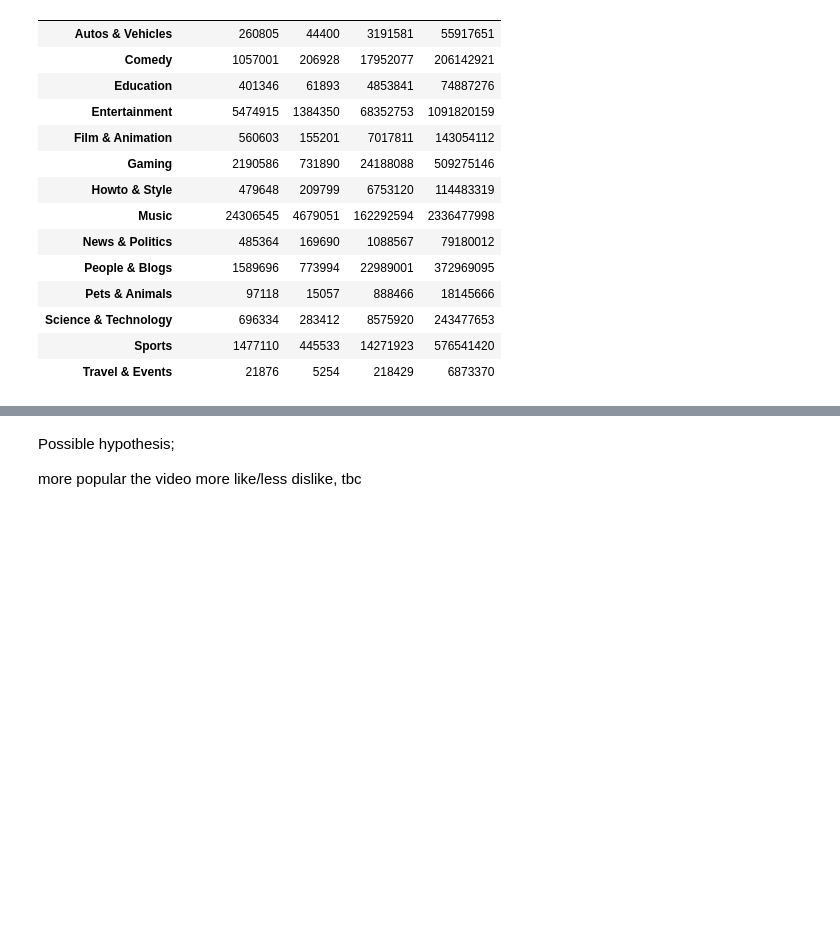
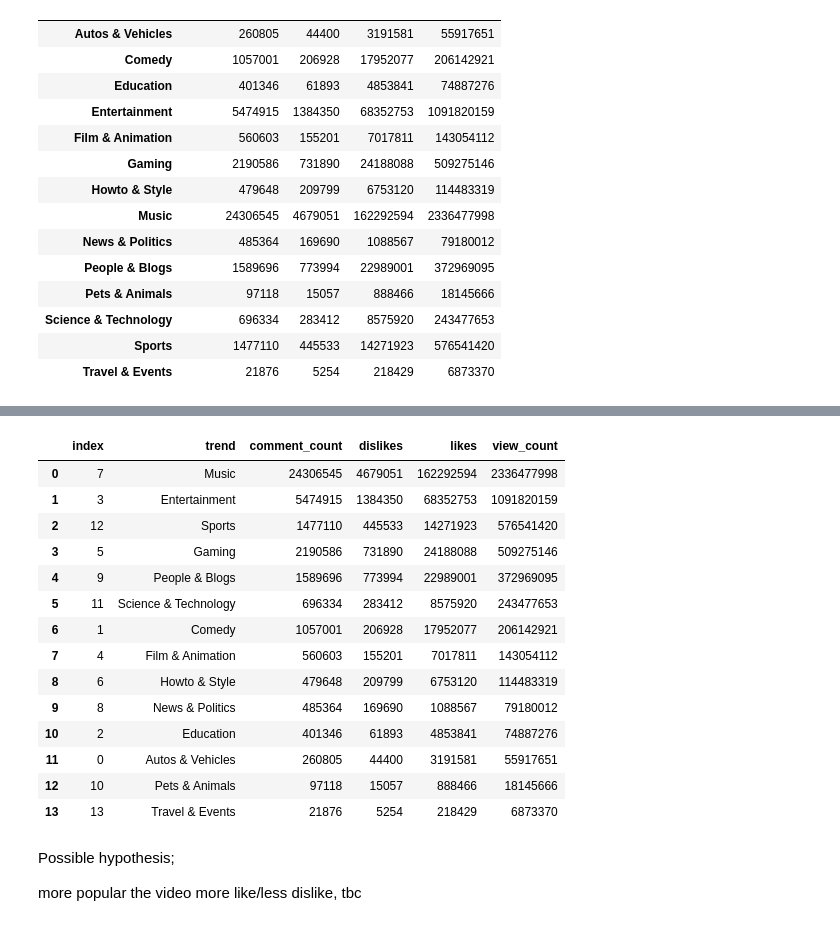
Before and after one commit to gorkemguneser/Youtube-Trending-Videos-Statistical-Analysis, a Jupyter notebook: code/gorkem.ipynb, the cells around one changed output, grey strips where cells are left out. Drawn from its saved outputs; the diff is of its cells as text; code cells hidden in the pictures; blank space fills up the shorter version.

```diff
--- a/code/gorkem.ipynb
+++ b/code/gorkem.ipynb
@@ -168,3 +304,21 @@ sns.pairplot(data_gb_pivot_table.reset_index(),hue="trend")
+# %%
+data_gb_unique_pivot_table.reset_index().sort_values(by="view_count",ascending=False).reset_index()
+# %% [output]
+|  | index | trend | comment_count | dislikes | likes | view_count |
+| 0 | 7 | Music | 24306545 | 4679051 | 162292594 | 2336477998 |
+| 1 | 3 | Entertainment | 5474915 | 1384350 | 68352753 | 1091820159 |
+| 2 | 12 | Sports | 1477110 | 445533 | 14271923 | 576541420 |
+| 3 | 5 | Gaming | 2190586 | 731890 | 24188088 | 509275146 |
+| 4 | 9 | People & Blogs | 1589696 | 773994 | 22989001 | 372969095 |
+| 5 | 11 | Science & Technology | 696334 | 283412 | 8575920 | 243477653 |
+| 6 | 1 | Comedy | 1057001 | 206928 | 17952077 | 206142921 |
+| 7 | 4 | Film & Animation | 560603 | 155201 | 7017811 | 143054112 |
+| 8 | 6 | Howto & Style | 479648 | 209799 | 6753120 | 114483319 |
+| 9 | 8 | News & Politics | 485364 | 169690 | 1088567 | 79180012 |
+| 10 | 2 | Education | 401346 | 61893 | 4853841 | 74887276 |
+| 11 | 0 | Autos & Vehicles | 260805 | 44400 | 3191581 | 55917651 |
+| 12 | 10 | Pets & Animals | 97118 | 15057 | 888466 | 18145666 |
+| 13 | 13 | Travel & Events | 21876 | 5254 | 218429 | 6873370 |
 # %% [markdown]
 Possible hypothesis;
 
```
Also changed, not shown: parts of 8 cells of this notebook.
